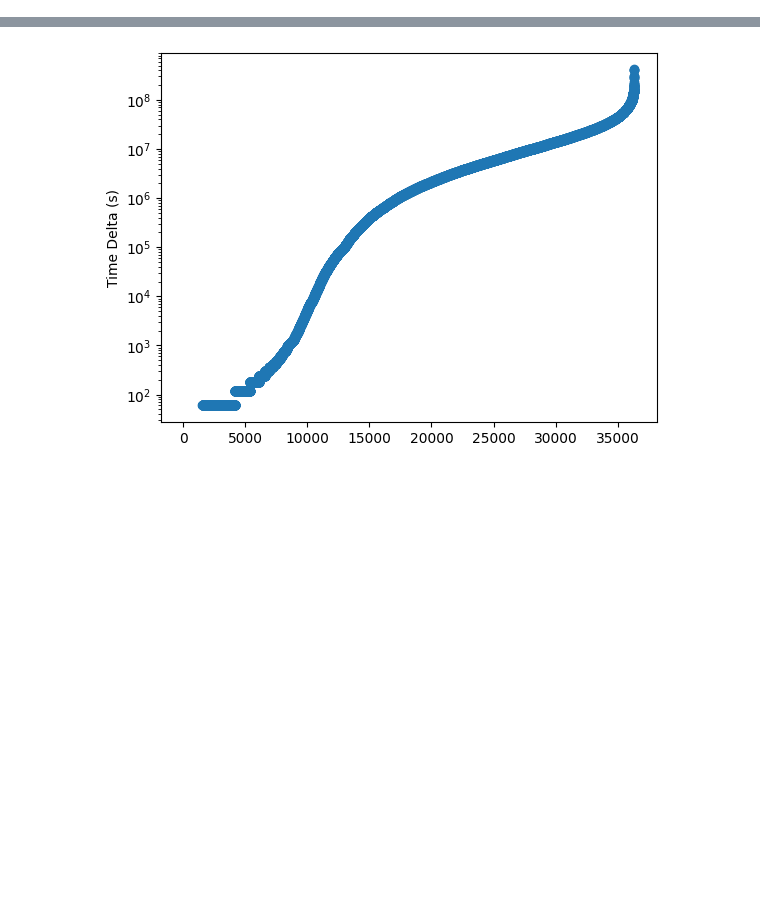
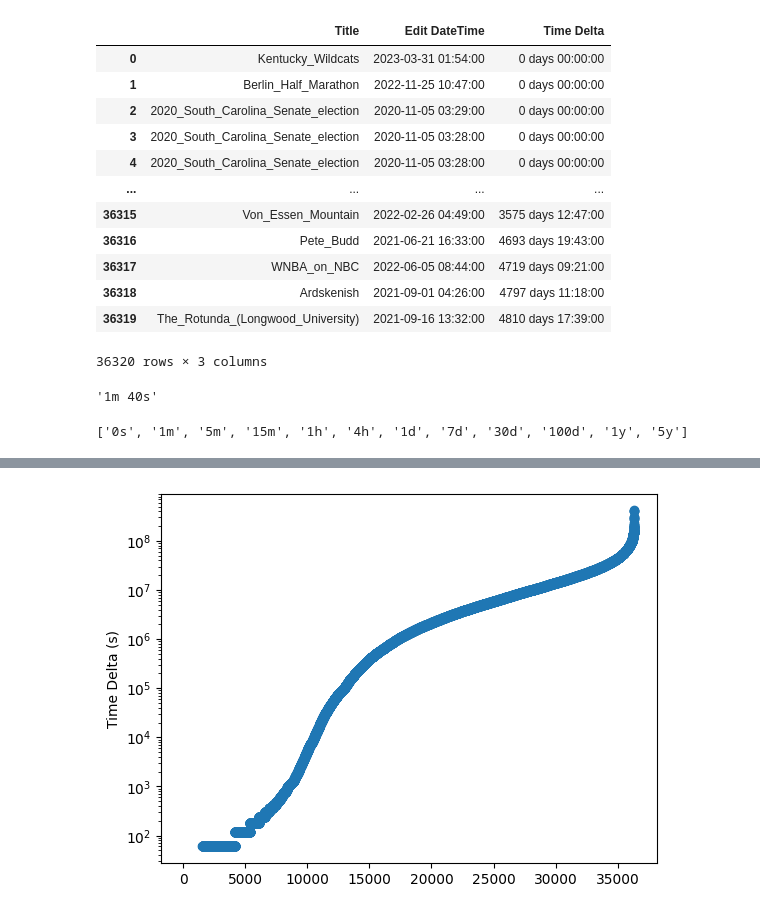
Before and after one commit to CarlKCarlK/wait-times, a Jupyter notebook: wait-times.ipynb, the cells around one changed output, grey strips where cells are left out. Drawn from its saved outputs; the diff is of its cells as text; code cells hidden in the pictures; blank space fills up the shorter version.

```diff
--- a/wait-times.ipynb
+++ b/wait-times.ipynb
@@ -23,0 +21,39 @@ df[df['Title'] == 'Marie_Cochran'].head()
+# %%
+# Remove rows with not-a-time (NaT) values in the 'Time Delta' column
+df.dropna(subset=['Time Delta'], inplace=True)
+# Sort by time delta and reset the index
+df.sort_values(by='Time Delta', inplace=True)
+df.reset_index(drop=True, inplace=True)
+df
+# %% [output]
+|  | Title | Edit DateTime | Time Delta |
+| 0 | Kentucky_Wildcats | 2023-03-31 01:54:00 | 0 days 00:00:00 |
+| 1 | Berlin_Half_Marathon | 2022-11-25 10:47:00 | 0 days 00:00:00 |
+| 2 | 2020_South_Carolina_Senate_election | 2020-11-05 03:29:00 | 0 days 00:00:00 |
+| 3 | 2020_South_Carolina_Senate_election | 2020-11-05 03:28:00 | 0 days 00:00:00 |
+| 4 | 2020_South_Carolina_Senate_election | 2020-11-05 03:28:00 | 0 days 00:00:00 |
+| ... | ... | ... | ... |
+| 36315 | Von_Essen_Mountain | 2022-02-26 04:49:00 | 3575 days 12:47:00 |
+| 36316 | Pete_Budd | 2021-06-21 16:33:00 | 4693 days 19:43:00 |
+| 36317 | WNBA_on_NBC | 2022-06-05 08:44:00 | 4719 days 09:21:00 |
+| 36318 | Ardskenish | 2021-09-01 04:26:00 | 4797 days 11:18:00 |
+| 36319 | The_Rotunda_(Longwood_University) | 2021-09-16 13:32:00 | 4810 days 17:39:00 |
+36320 rows × 3 columns
+# %%
+def seconds_to_text(seconds):
+    result = []
+    for unit_name, unit_seconds in [('y', 86400 * 365.25),('d', 86400),('h', 3600),('m', 60),('s', 1)]:
+        if seconds >= unit_seconds:
+            unit_value, seconds = divmod(seconds, unit_seconds)
+            result.append(f"{int(unit_value)}{unit_name}")
+    return ' '.join(result) if result else "0s"
+
+seconds_to_text(100)
+# %% [output]
+'1m 40s'
+# %%
+wait_ticks = [0, 60, 60*5, 60*15, 3600, 3600*4, 86400, 86400 * 7,86400 * 30, 86400 * 100, 86400 * 365.25, 86400 * 365.25 * 5]
+wait_tick_labels = [seconds_to_text(wait_tick) for wait_tick in wait_ticks]
+print(wait_tick_labels)
+# %% [output]
+['0s', '1m', '5m', '15m', '1h', '4h', '1d', '7d', '30d', '100d', '1y', '5y']
```
Also changed, not shown: parts of 6 cells of this notebook.
